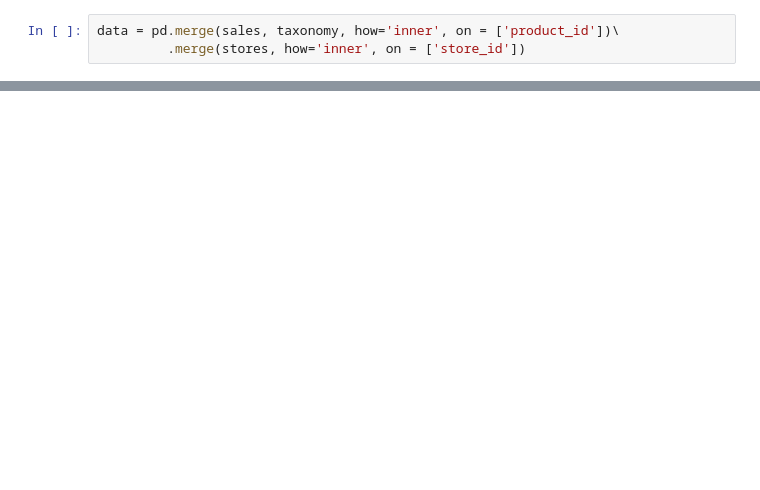
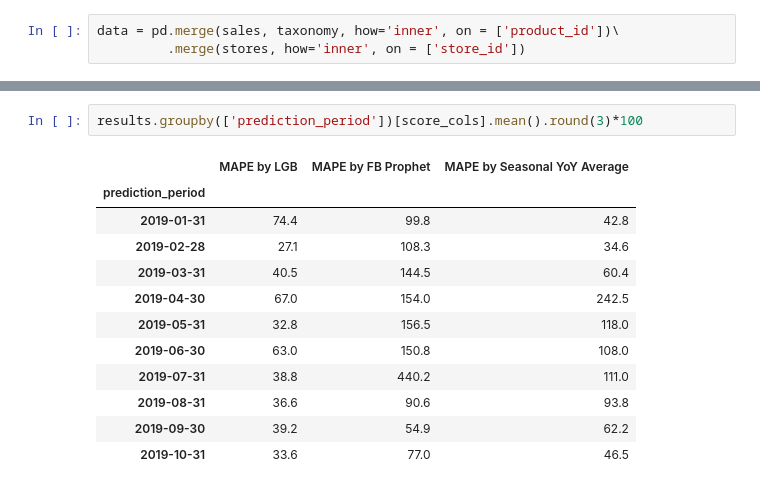
Before and after one commit to paveltr/time-series-frcst, a Jupyter notebook: src/ML Evaluation.ipynb, the cells around one changed output, grey strips where cells are left out. Cells and saved outputs as stored; diff of their text form; blank space fills up the shorter version.

```diff
--- a/src/ML Evaluation.ipynb
+++ b/src/ML Evaluation.ipynb
@@ -74,0 +115,15 @@ KeyError: 'week'
+# %%
+results.groupby(['prediction_period'])[score_cols].mean().round(3)*100
+# %% [output]
+|  | MAPE by LGB | MAPE by FB Prophet | MAPE by Seasonal YoY Average |
+| prediction_period |  |  |  |
+| 2019-01-31 | 74.4 | 99.8 | 42.8 |
+| 2019-02-28 | 27.1 | 108.3 | 34.6 |
+| 2019-03-31 | 40.5 | 144.5 | 60.4 |
+| 2019-04-30 | 67.0 | 154.0 | 242.5 |
+| 2019-05-31 | 32.8 | 156.5 | 118.0 |
+| 2019-06-30 | 63.0 | 150.8 | 108.0 |
+| 2019-07-31 | 38.8 | 440.2 | 111.0 |
+| 2019-08-31 | 36.6 | 90.6 | 93.8 |
+| 2019-09-30 | 39.2 | 54.9 | 62.2 |
+| 2019-10-31 | 33.6 | 77.0 | 46.5 |
```
Also changed, not shown: parts of 20 cells of this notebook, 11 other files.
